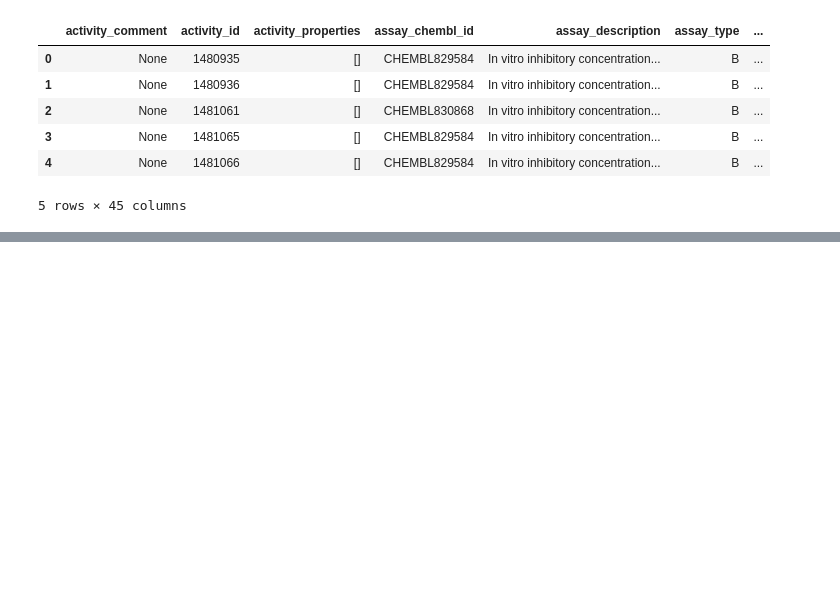
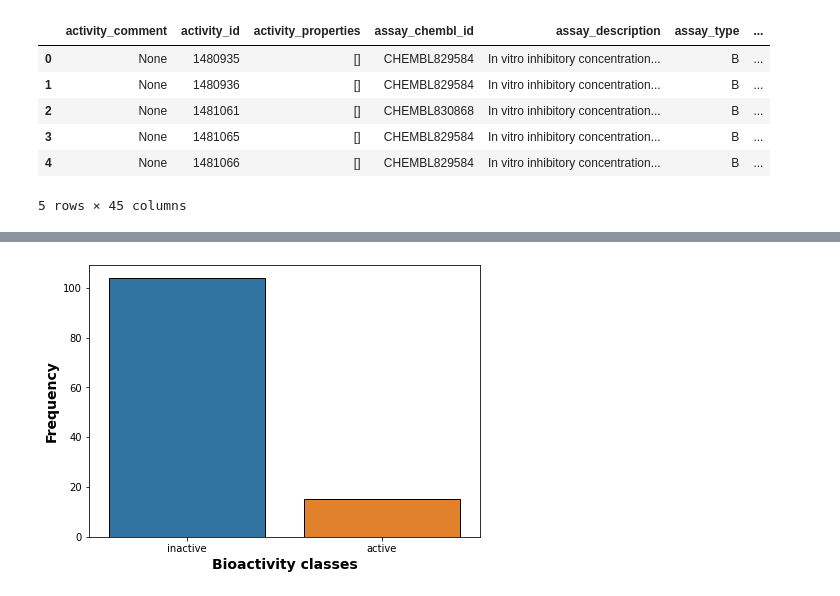
Before and after one commit to eh329/Bioinformatcs-Project, a Jupyter notebook: DrugDiscoverywithPython.ipynb, the cells around one changed output, grey strips where cells are left out. Cells and saved outputs as stored; diff of their text form; code cells hidden in the pictures; blank space fills up the shorter version.

```diff
--- a/DrugDiscoverywithPython.ipynb
+++ b/DrugDiscoverywithPython.ipynb
@@ -168,0 +256,3 @@ final_df = data[["molecule_chembl_id", "canonical_smiles",
+# %%
+df_lipniski = lipinski(df["canonical_smiles"])
+df_lipniski.head()
@@ -168,0 +266,5 @@ final_df = data[["molecule_chembl_id", "canonical_smiles",
+# %%
+# Combining the information
+
+df_combined = pd.concat([df, df_lipniski], axis = 1)
+df_combined.head()
@@ -168,0 +311,8 @@ final_df = data[["molecule_chembl_id", "canonical_smiles",
+# %%
+# Cap the numbers in standard value column
+# Convert them from IC50 to pIC50
+
+df_combined["standard_value_norm"] = df_combined["standard_value"].apply(norm_value)
+del df_combined["standard_value"]
+df_combined["pIC50"] = df_combined["standard_value_norm"].apply(pIC50)
+del df_combined["standard_value_norm"]
@@ -168,0 +340,6 @@ final_df = data[["molecule_chembl_id", "canonical_smiles",
+# %%
+# Comparing the two active and inactive classes
+# Removing intermediate class
+
+df_2class = df_combined[df_combined["bioactivity_class"] != "intermediate"]
+df_2class.head()
@@ -168,0 +353,12 @@ final_df = data[["molecule_chembl_id", "canonical_smiles",
+# %%
+# Plotting the frequency of the two classes
+
+plt.figure(figsize = (7, 5))
+sns.countplot(x = "bioactivity_class",
+              data = df_2class,
+              edgecolor = "black")
+plt.xlabel("Bioactivity classes", fontsize = 14, fontweight = "bold")
+plt.ylabel("Frequency", fontsize = 14, fontweight = "bold")
+plt.show()
+# %% [output]
+[figure, added]
```
Also changed, not shown: parts of 23 cells of this notebook.
